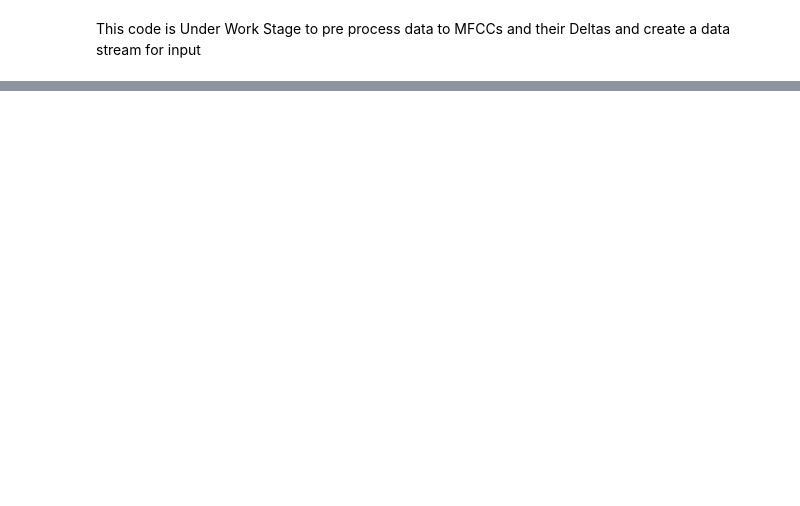
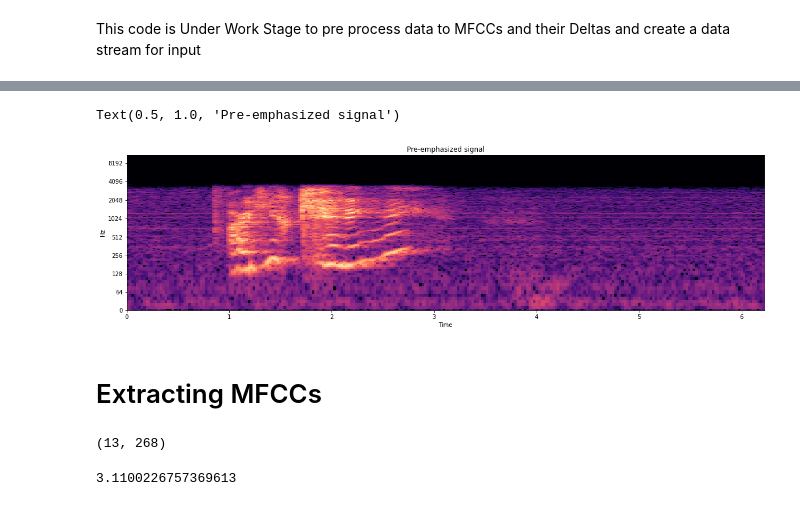
Before and after one commit to aiBotShubham/speech-ad-recognization, a Jupyter notebook: Pre Process Audio Vectors.ipynb, the cells around one changed output, grey strips where cells are left out. Saved outputs shown, nothing was run; the diff lists cells and outputs as text; code cells hidden in the pictures; blank space fills up the shorter version.

```diff
--- a/Pre Process Audio Vectors.ipynb
+++ b/Pre Process Audio Vectors.ipynb
@@ -47,0 +95,9 @@ Name: emotion, dtype: object
+# %%
+plt.figure(figsize=(20, 5))
+librosa.display.specshow(S_preemph, y_axis='log', x_axis='time')
+plt.title('Pre-emphasized signal')
+# %% [output]
+Text(0.5, 1.0, 'Pre-emphasized signal')
+[figure, added]
+# %% [markdown]
+# Extracting MFCCs
@@ -47,0 +106,8 @@ Name: emotion, dtype: object
+# %%
+mfccs.shape
+# %% [output]
+(13, 268)
+# %%
+len(y)/sr
+# %% [output]
+3.1100226757369613
```
Also changed, not shown: parts of 9 cells of this notebook, 4 other files.
